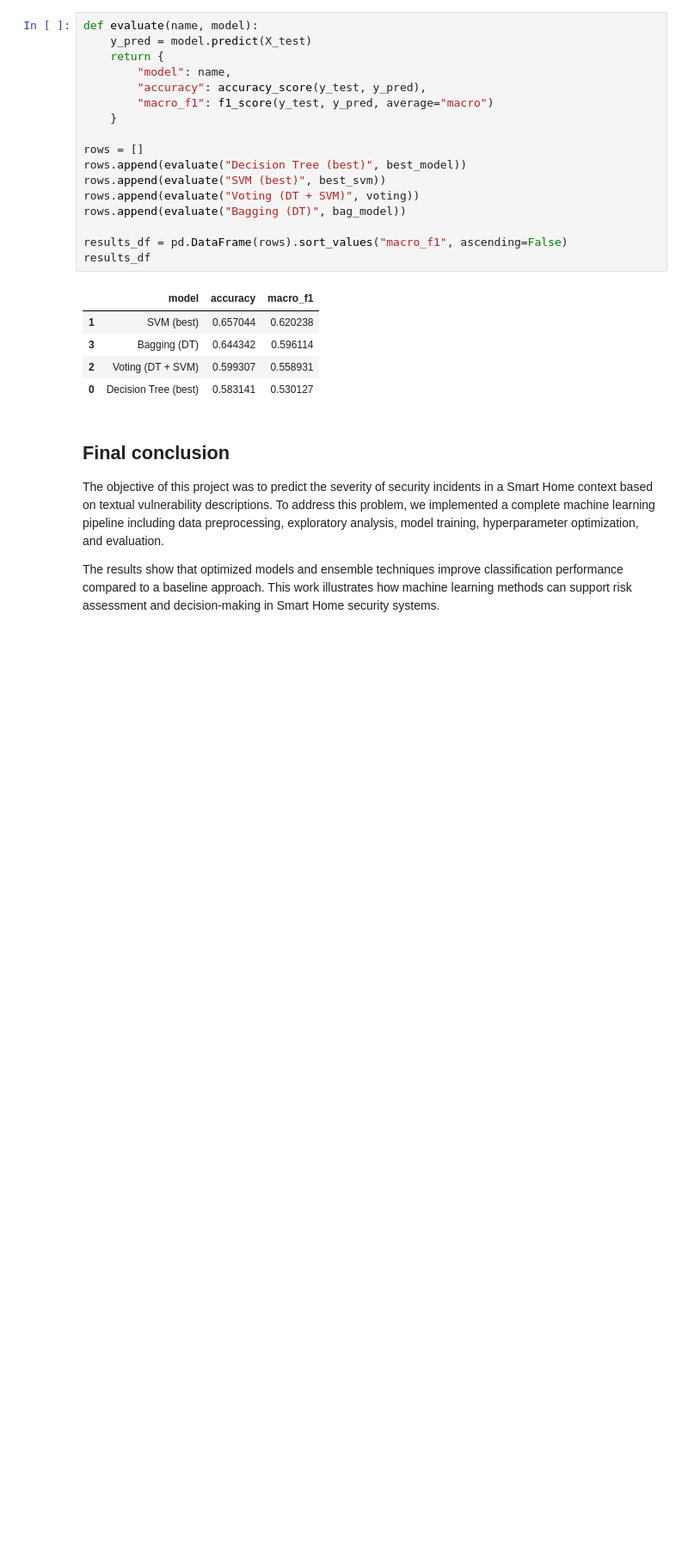
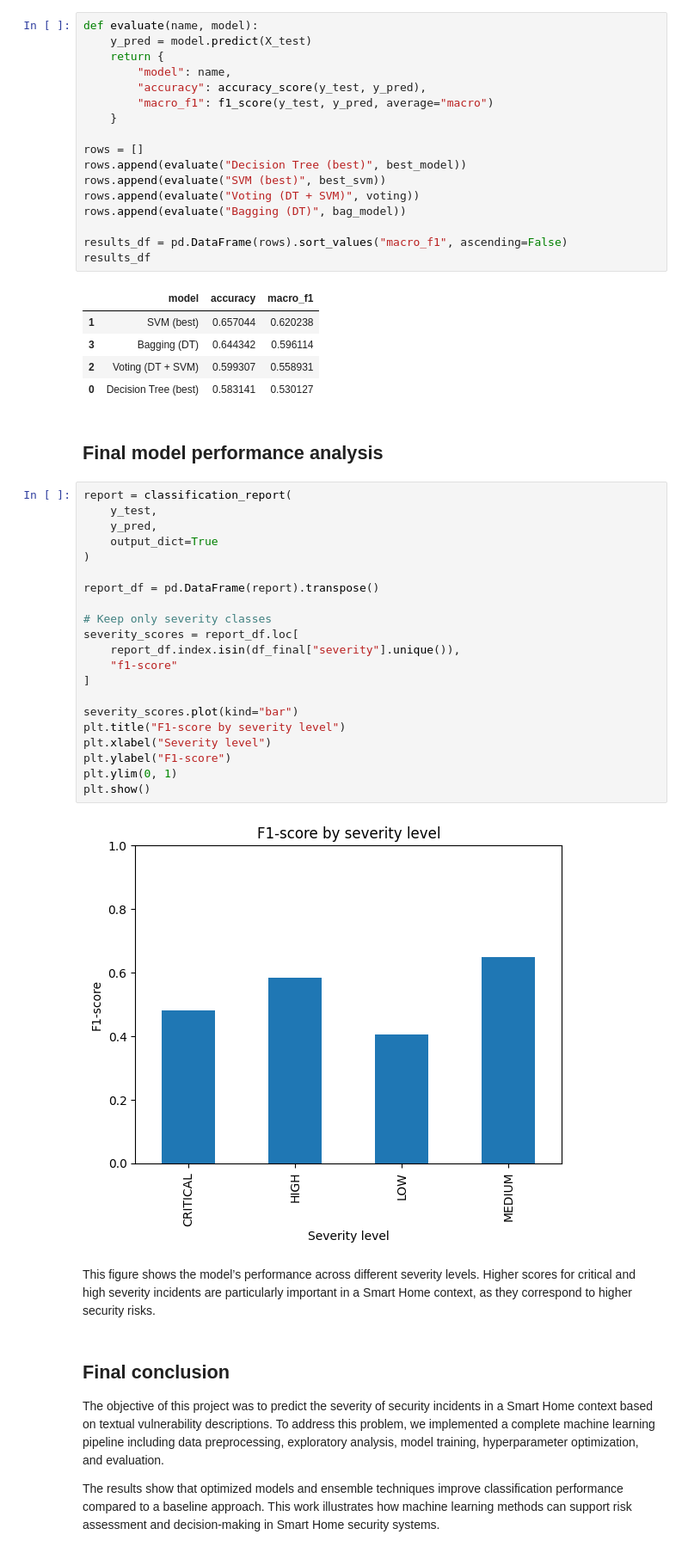
Before and after one commit to PieroLB/SmartHome-ML, a Jupyter notebook: SmartHome_Severity_Prediction.ipynb, the cells around one changed output. Shown: that part at 86% size. Cells and saved outputs as stored; diff of their text form; blank space fills up the shorter version.

```diff
--- a/SmartHome_Severity_Prediction.ipynb
+++ b/SmartHome_Severity_Prediction.ipynb
@@ -564,6 +588,34 @@ results_df
 | 3 | Bagging (DT) | 0.644342 | 0.596114 |
 | 2 | Voting (DT + SVM) | 0.599307 | 0.558931 |
 | 0 | Decision Tree (best) | 0.583141 | 0.530127 |
+# %% [markdown]
+## Final model performance analysis
+# %%
+report = classification_report(
+    y_test,
+    y_pred,
+    output_dict=True
+)
+
+report_df = pd.DataFrame(report).transpose()
+
+# Keep only severity classes
+severity_scores = report_df.loc[
+    report_df.index.isin(df_final["severity"].unique()),
+    "f1-score"
+]
+
+severity_scores.plot(kind="bar")
+plt.title("F1-score by severity level")
+plt.xlabel("Severity level")
+plt.ylabel("F1-score")
+plt.ylim(0, 1)
+plt.show()
+# %% [output]
+[figure, added]
+# %% [markdown]
+This figure shows the model’s performance across different severity levels.
+Higher scores for critical and high severity incidents are particularly important in a Smart Home context, as they correspond to higher security risks.
 # %% [markdown]
 ## Final conclusion
 
```
Also changed, not shown: parts of 4 cells of this notebook.
